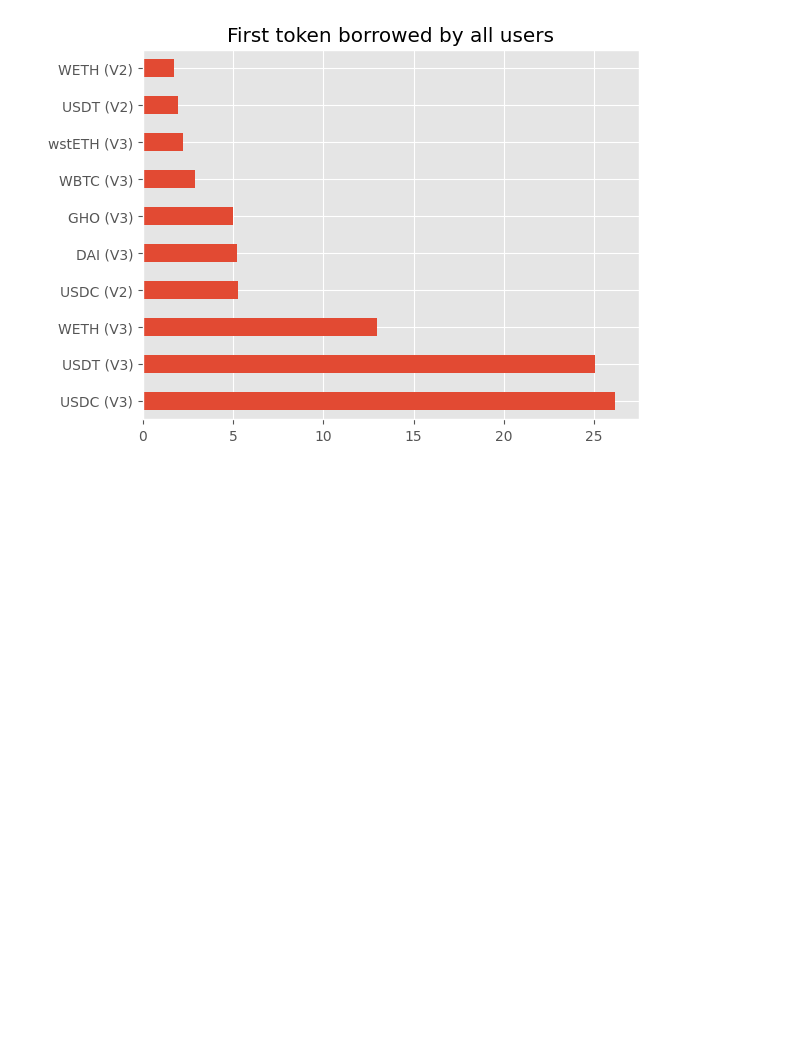
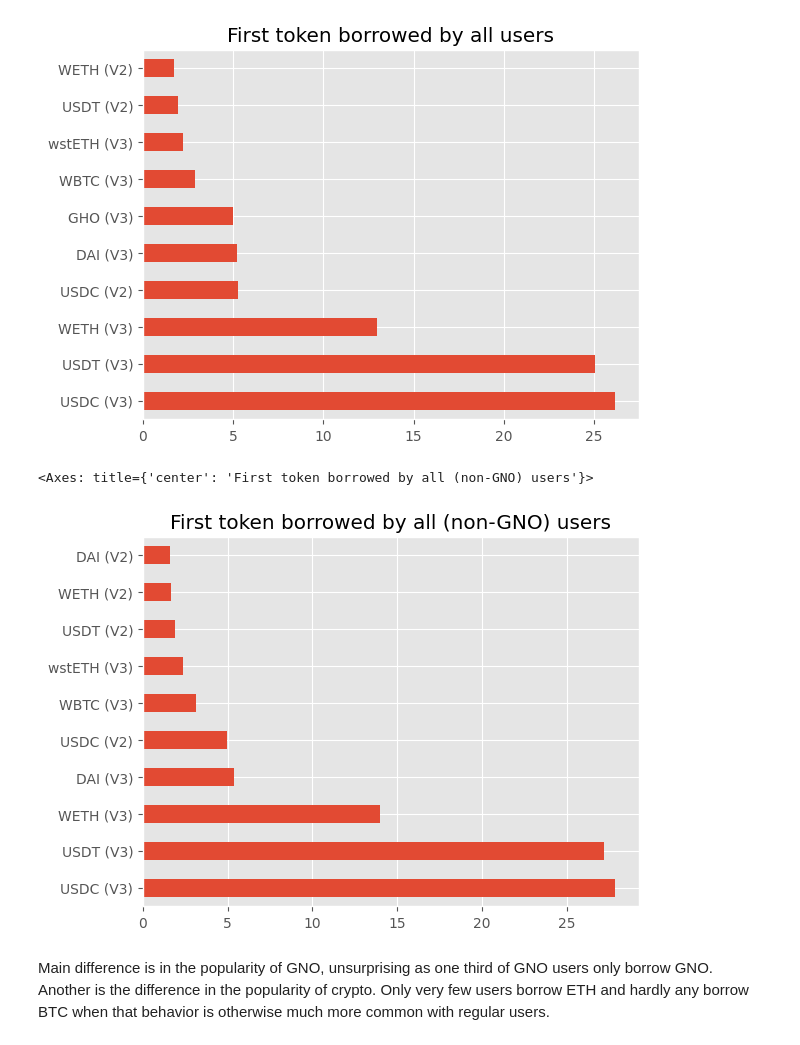
Before and after one commit to benber86/gho_users, a Jupyter notebook: User Mints.ipynb, the cells around one changed output. Cells and saved outputs as stored; diff of their text form; code cells hidden in the pictures; blank space fills up the shorter version.

```diff
--- a/User Mints.ipynb
+++ b/User Mints.ipynb
@@ -336,3 +344,26 @@ first_series = pd.Series(all_first_tokens)
 # %% [output]
 <Axes: title={'center': 'First token borrowed by all users'}>
 [figure]
+# %%
+all_first_tokens = []
+for history in histories:
+    for entry in data:
+        if get_gho_usage(entry, history):
+            continue
+        if len(entry[history]) > 0:
+            user_transactions = [{'v2': False, **borrow} for borrow in entry[history]]
+            if entry['id'] in v2_users:
+                user_transactions += [{'v2': True, **borrow} for borrow in v2_dict[entry['id']][history]]
+
+            user_ordered_tx = sorted(user_transactions, key=lambda x: x['timestamp'])
+            ordered_tx = user_ordered_tx[0]
+            all_first_tokens.append(ordered_tx['reserve']['symbol'] + (' (V2)' if ordered_tx['v2'] else ' (V3)'))
+
+first_series = pd.Series(all_first_tokens)
+(first_series.value_counts() / sum(first_series.value_counts()) * 100)[:10].plot.barh(title="First token borrowed by all (non-GNO) users")
+# %% [output]
+<Axes: title={'center': 'First token borrowed by all (non-GNO) users'}>
+[figure, added]
+# %% [markdown]
+Main difference is in the popularity of GNO, unsurprising as one third of GNO users only borrow GNO.
+Another is the difference in the popularity of crypto. Only very few users borrow ETH and hardly any borrow BTC when that behavior is otherwise much more common with regular users.
```
Also changed, not shown: parts of 4 cells of this notebook.
